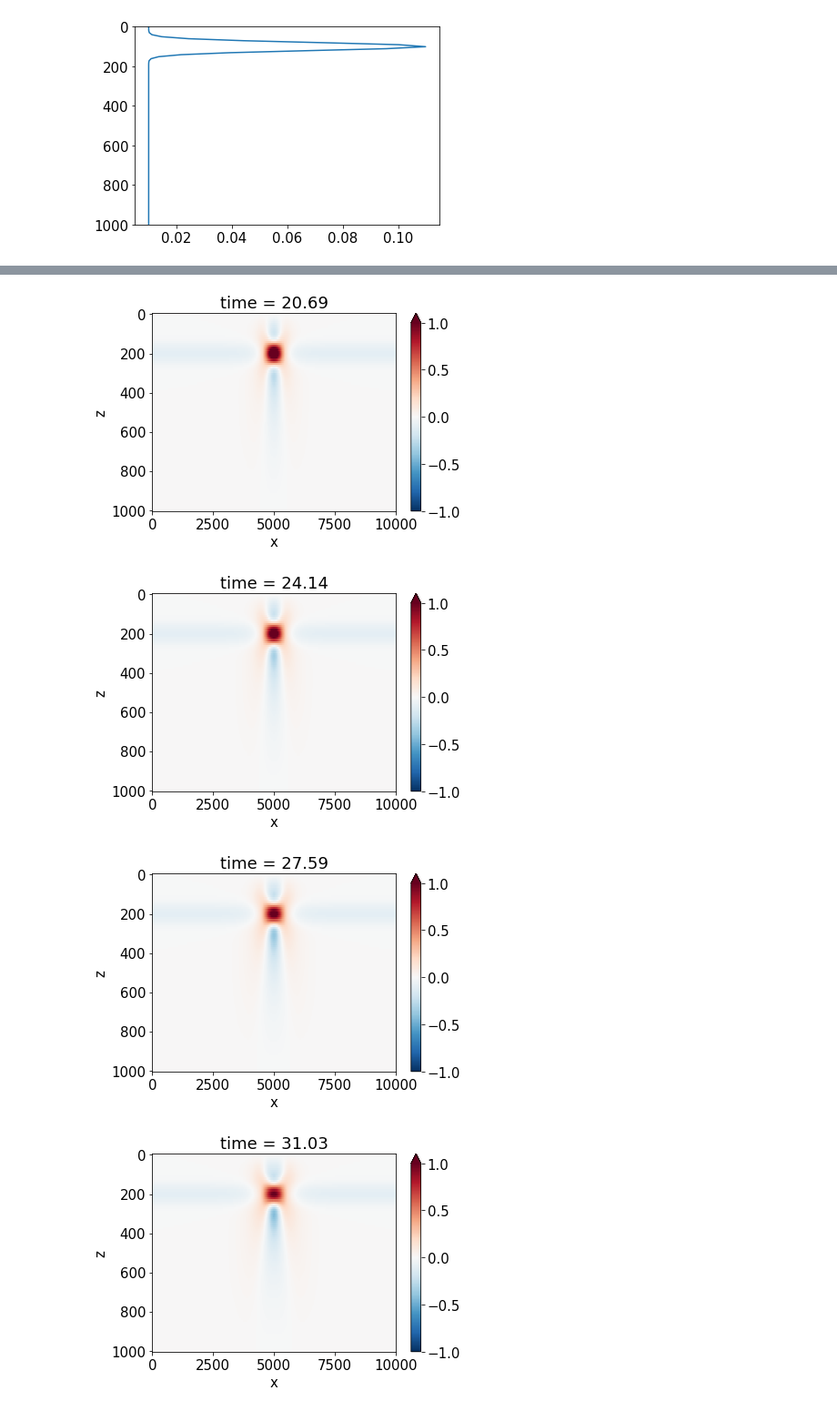
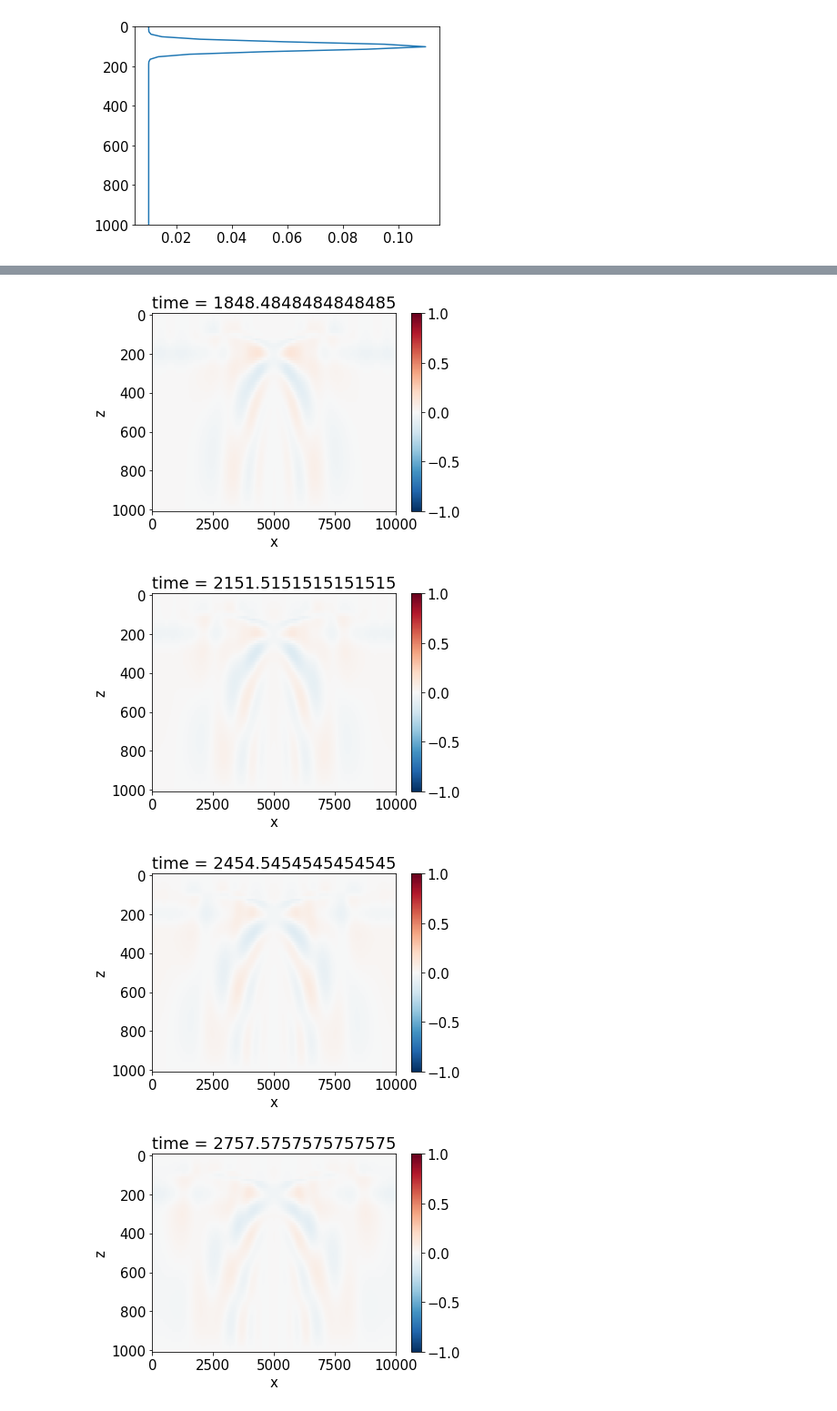
Before and after one commit to qnicolas/IWTomography, a Jupyter notebook: spectral2D.ipynb, the cells around one changed output, grey strips where cells are left out. Shown: that part at 91% size. Cells and saved outputs as stored; diff of their text form; code cells hidden in the pictures.

```diff
--- a/spectral2D.ipynb
+++ b/spectral2D.ipynb
@@ -34,5 +35,5 @@ and $\hat w_0$ is the partial Fourier transform in $x$ of the initial condition
 # %%
-class InternalWaveEquation:
+class InternalWaveEquation:#PerturbationVelocity
     def __init__(self,Lx=10e3,Nx=1000,Lz=1e3,Nz=100,Lt=3600,Nt=60,z0=100,sigma_z=20):
         #x mesh
         self.L_x = Lx #Length of the domain in x [m]
@@ -68,38 +69,37 @@ class InternalWaveEquation:
     def set_eigenmodes(self,k):
         """Compute the eigenmodes w_tilde_kn and associated eigenvalues. Could be sped up with sparse matrices & selecting leading vertical modes only"""
         D2 = make_D_fornberg(self.Z,2,npoints=5)
-        A = D2 - k**2*np.eye(self.N_z)
-        B = k**2 * np.diag(self.stratification(self.Z))
+        A = np.dot(np.diag(1/self.stratification(self.Z)**2),D2 - k**2*np.eye(self.N_z))
 
         A[0]=0.;A[0,0]=1.;A[-1]=0.;A[-1,-1]=1.
-        B[0]=0.;B[0,0]=1.;B[-1]=0.;B[-1,-1]=1.
 
-        minusomegasm2,wtildes=spl.eig(A,B) # The eigenvalues correspond to -omega^-2, where omega is the eigenfrequency of each mode
-        sortidx = np.argsort(minusomegasm2)
+        lambdas,vtildes,wtildes=spl.eig(A,left=True) # The eigenvalues correspond to -omega^-2, where omega is the eigenfrequency of each mode
+        sortidx = np.argsort(lambdas)
         cutoff=-2 # Throw away non-oscillatory modes
-        omegasm2 = -np.real(minusomegasm2[sortidx[:cutoff]])
+        lambdas = np.real(lambdas[sortidx[:cutoff]])
+        vtildes = vtildes[:,sortidx[:cutoff]]
         wtildes = wtildes[:,sortidx[:cutoff]]
 
-        return (1./np.sqrt(omegasm2), # Vector of size N_z-2
-                wtildes         ) # Matrix of shape (N_z,N_xz2)
+        #Normalize adjoint eigenvectors
+        vtildes = vtildes/np.diagonal(np.dot(vtildes.transpose().conj(),wtildes))[None,:].conj()
+
+        return (np.abs(k)/np.sqrt(-lambdas), # Vector of size N_z-2
+                vtildes,
+                wtildes         ) # Matrix of shape (N_z,N_x-2)
 
     def set_all_eigenmodes(self):
+        self.vtildes = np.zeros((self.N_x,self.N_z-2,self.N_z)) # Dimensions: k,n,z
         self.wtildes = np.zeros((self.N_x,self.N_z-2,self.N_z)) # Dimensions: k,n,z
         self.omegas  = np.zeros((self.N_x,self.N_z-2))          # Dimensions: k,n
         for ik,k in enumerate(self.K):
-            omegas,wtildes = self.set_eigenmodes(k)
+            omegas,vtildes,wtildes = self.set_eigenmodes(k)
+            self.vtildes[ik] = vtildes.transpose()
             self.wtildes[ik] = wtildes.transpose()
             self.omegas[ik]  = omegas
 
-    def set_initcond_matrix(self,k):
-        ik = list(self.K).index(k)
-        self.M = self.wtildes[ik].transpose()[1:-1]
-
-    def set_initcond_rhs(self,k):
-        """Setup the right-hand side of the initial condition equation (eta(t=0) set by self.I and deta/dt(t=0)=0)"""
-        ik = list(self.K).index(k)
-        w0 = self.I(self.X[:,None],self.Z[None,:])[:,1:-1]
-        self.rhs = np.fft.fft(w0,axis=0)[ik]
+    def w0hat(self,ik):
+        w0 = self.I(self.X[:,None],self.Z[None,:])
+        return np.fft.fft(w0,axis=0)[ik]
 
     def integrate(self):
         %time self.set_all_eigenmodes()
@@ -107,10 +107,8 @@ class InternalWaveEquation:
         for ik,k in enumerate(self.K):
             if ik == 0:
                 continue
-            self.set_initcond_matrix(k)
-            self.set_initcond_rhs(k)
             # Get mode coefficients
-            Cn = spl.solve(self.M,self.rhs)
+            Cn = np.dot(self.vtildes[ik],self.w0hat(ik))/2
             # define evaluation points for the nonuniform inverse fft
             fk = self.omegas[ik]*self.dt/2/np.pi
 
@@ -124,7 +122,7 @@ class InternalWaveEquation:
         self.w = xr.DataArray(np.real(np.fft.ifft(what,axis=0)),coords={'x':self.X,'z':self.Z,'time':self.T},dims=['x','z','time'])
         self.w_init = xr.DataArray(self.I(self.X[:,None],self.Z[None,:]),coords={'x':self.X,'z':self.Z},dims=['x','z'])
 # %%
-iwave = InternalWaveEquation(Lt=100,Nt=30,Nx=1000)
+iwave = InternalWaveEquation(Lt=3000,Nt=100,Nx=500,Nz=80)
 # %%
 plt.figure()
 plt.plot(iwave.stratification(iwave.Z),iwave.Z)
@@ -142,5 +140,5 @@ Wall time: 1min 37s
 # %%
-for t in range(len(iwave.w.time)):
+for t in range(1,len(iwave.w.time),10):
     plt.figure()
     iwave.w.isel(time=t).plot(y='z',yincrease=False,vmin=-1,vmax=1,cmap=plt.cm.RdBu_r)
 # %% [output]
@@ -153,4 +151,4 @@ for t in range(len(iwave.w.time)):
-[figure, old version]
+[figure, new version]
-[figure, old version]
+[figure, new version]
-[figure, old version]
+[figure, new version]
-[figure, old version]
+[figure, new version]
```
Also changed, not shown: parts of 4 cells of this notebook.
